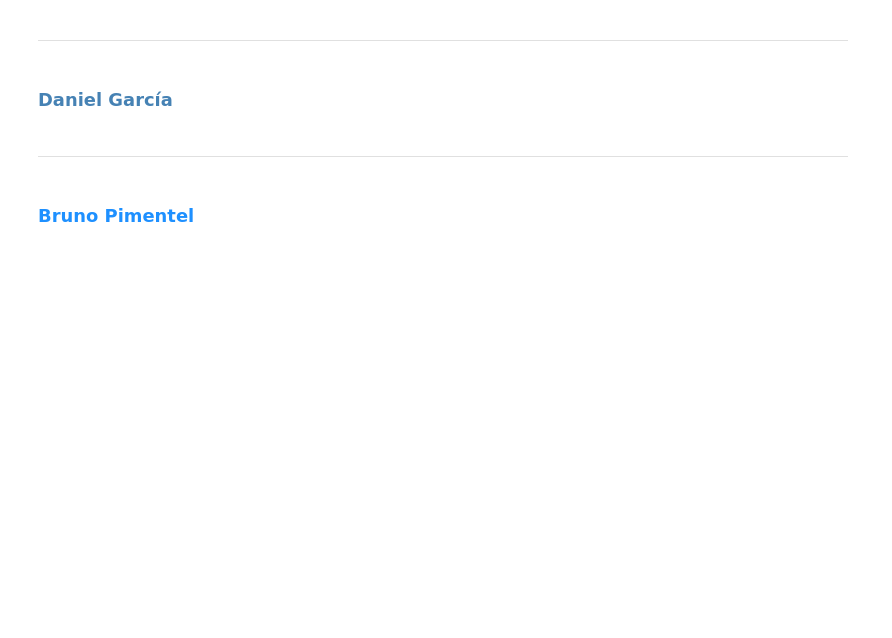
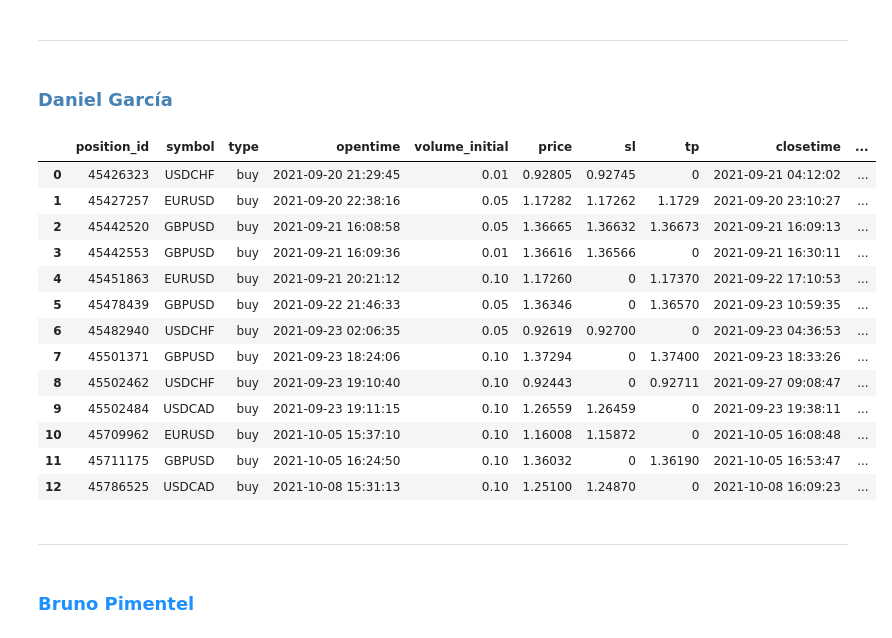
Before and after one commit to danielgarciah/MyST_LAB_3_E2, a Jupyter notebook: Notebook_LAB3.ipynb, the cells around one changed output. Drawn from its saved outputs; the diff is of its cells as text; code cells hidden in the pictures; blank space fills up the shorter version.

```diff
--- a/Notebook_LAB3.ipynb
+++ b/Notebook_LAB3.ipynb
@@ -135,7 +159,22 @@ start_date_d = datetime(2021, 8, 1)
 end_date_d = datetime.today()
 # %%
 log_daniel = log_meta(meta_path_d, login_count_d, password_count_d, server_name_d, start_date_d, end_date_d)
-log_daniel
+log_daniel.historical()
+# %% [output]
+|  | position_id | symbol | type | opentime | volume_initial | price | sl | tp | closetime | ... |
+| 0 | 45426323 | USDCHF | buy | 2021-09-20 21:29:45 | 0.01 | 0.92805 | 0.92745 | 0 | 2021-09-21 04:12:02 | ... |
+| 1 | 45427257 | EURUSD | buy | 2021-09-20 22:38:16 | 0.05 | 1.17282 | 1.17262 | 1.1729 | 2021-09-20 23:10:27 | ... |
+| 2 | 45442520 | GBPUSD | buy | 2021-09-21 16:08:58 | 0.05 | 1.36665 | 1.36632 | 1.36673 | 2021-09-21 16:09:13 | ... |
+| 3 | 45442553 | GBPUSD | buy | 2021-09-21 16:09:36 | 0.01 | 1.36616 | 1.36566 | 0 | 2021-09-21 16:30:11 | ... |
+| 4 | 45451863 | EURUSD | buy | 2021-09-21 20:21:12 | 0.10 | 1.17260 | 0 | 1.17370 | 2021-09-22 17:10:53 | ... |
+| 5 | 45478439 | GBPUSD | buy | 2021-09-22 21:46:33 | 0.05 | 1.36346 | 0 | 1.36570 | 2021-09-23 10:59:35 | ... |
+| 6 | 45482940 | USDCHF | buy | 2021-09-23 02:06:35 | 0.05 | 0.92619 | 0.92700 | 0 | 2021-09-23 04:36:53 | ... |
+| 7 | 45501371 | GBPUSD | buy | 2021-09-23 18:24:06 | 0.10 | 1.37294 | 0 | 1.37400 | 2021-09-23 18:33:26 | ... |
+| 8 | 45502462 | USDCHF | buy | 2021-09-23 19:10:40 | 0.10 | 0.92443 | 0 | 0.92711 | 2021-09-27 09:08:47 | ... |
+| 9 | 45502484 | USDCAD | buy | 2021-09-23 19:11:15 | 0.10 | 1.26559 | 1.26459 | 0 | 2021-09-23 19:38:11 | ... |
+| 10 | 45709962 | EURUSD | buy | 2021-10-05 15:37:10 | 0.10 | 1.16008 | 1.15872 | 0 | 2021-10-05 16:08:48 | ... |
+| 11 | 45711175 | GBPUSD | buy | 2021-10-05 16:24:50 | 0.10 | 1.36032 | 0 | 1.36190 | 2021-10-05 16:53:47 | ... |
+| 12 | 45786525 | USDCAD | buy | 2021-10-08 15:31:13 | 0.10 | 1.25100 | 1.24870 | 0 | 2021-10-08 16:09:23 | ... |
 # %% [markdown]
 <hr style="border:0.008in solid gray"> </hr>
 # %% [markdown]
```
Also changed, not shown: parts of 29 cells of this notebook, 10 other files.
